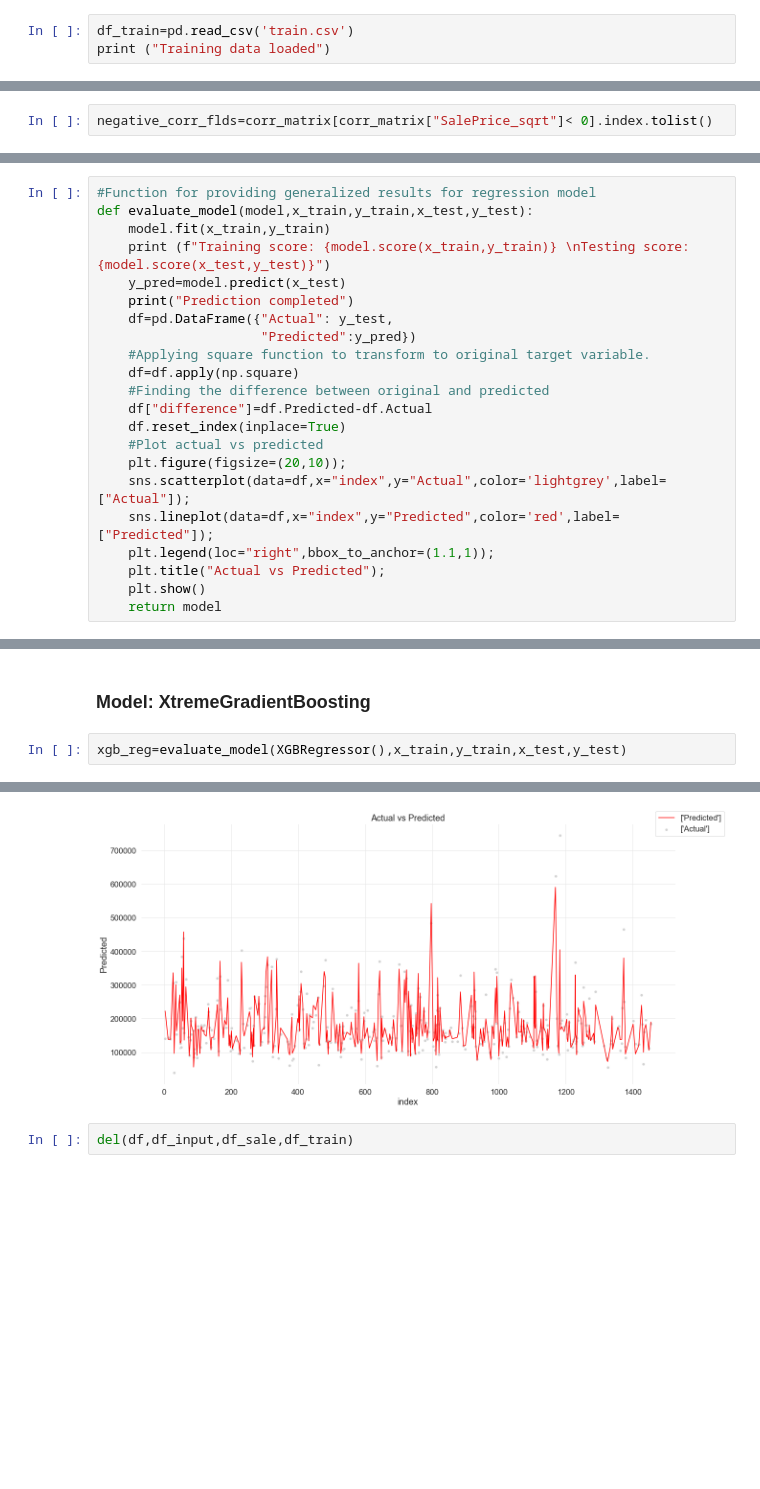
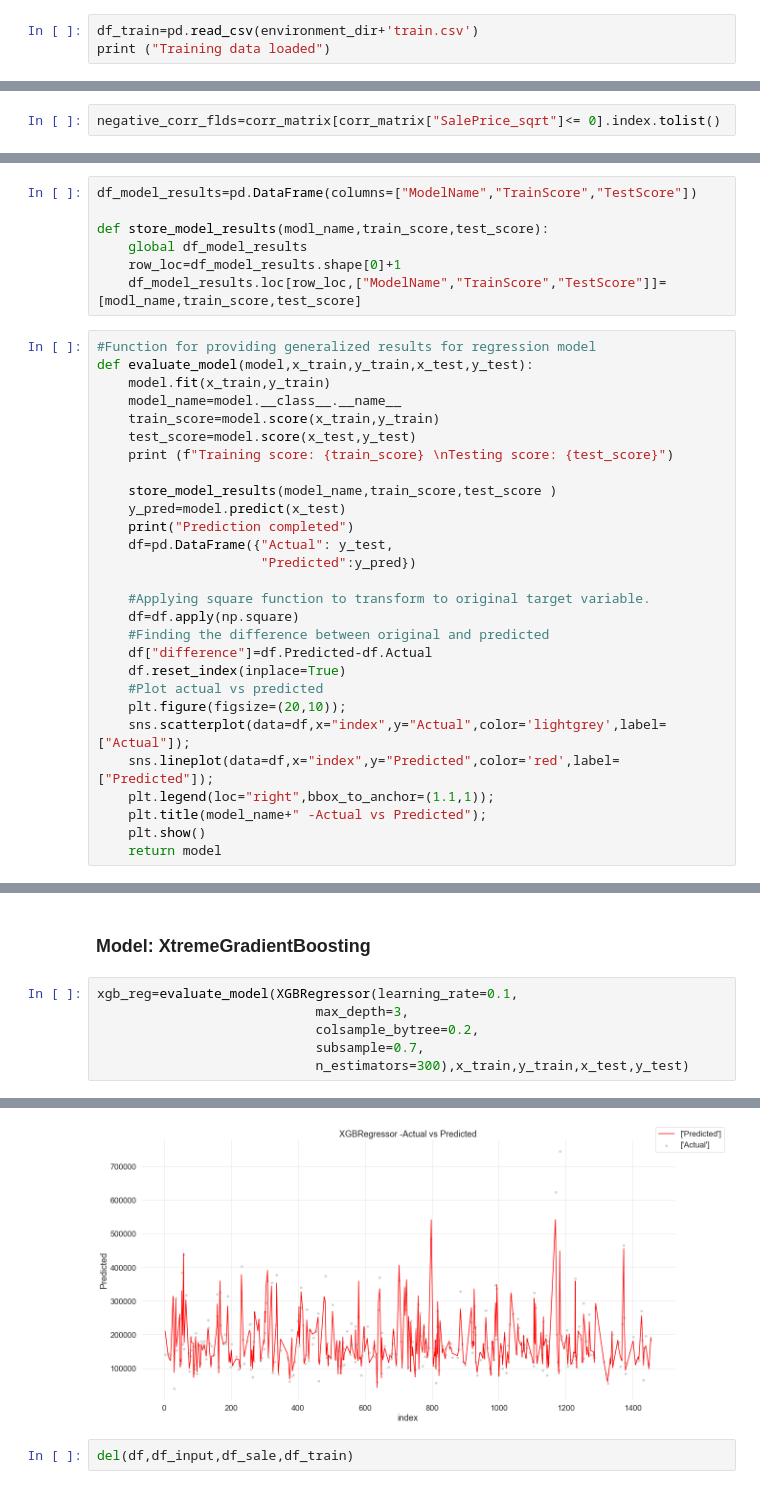
Before and after one commit to ajithcl/HousePricePrediction, a Jupyter notebook: HousePricePrediction.ipynb, the cells around one changed output, grey strips where cells are left out. Cells and saved outputs as stored; diff of their text form; blank space fills up the shorter version.

```diff
--- a/HousePricePrediction.ipynb
+++ b/HousePricePrediction.ipynb
@@ -65,7 +68,7 @@ Image('housesbanner.png')
 # %% [output]
 [figure]
 # %%
-df_train=pd.read_csv('train.csv')
+df_train=pd.read_csv(environment_dir+'train.csv')
 print ("Training data loaded")
 # %% [output]
 Training data loaded
@@ -2433,7 +2440,7 @@ corr_matrix=df_input.corr()
 # %%
 corr_matrix=pd.DataFrame(corr_matrix['SalePrice_sqrt']).sort_values('SalePrice_sqrt',ascending=False)
 # %%
-negative_corr_flds=corr_matrix[corr_matrix["SalePrice_sqrt"]< 0].index.tolist()
+negative_corr_flds=corr_matrix[corr_matrix["SalePrice_sqrt"]<= 0].index.tolist()
 # %%
 #Remove negative correlated features
 df_input.drop(negative_corr_flds,axis=1,inplace=True)
@@ -2454,14 +2490,27 @@ Shape of x train: (1095, 78), y train: (1095,),x test: (365, 78), y test: (365,)
 # %% [markdown]
 ## <center> Model Evaluation </center>
+# %%
+df_model_results=pd.DataFrame(columns=["ModelName","TrainScore","TestScore"])
+
+def store_model_results(modl_name,train_score,test_score):
+    global df_model_results
+    row_loc=df_model_results.shape[0]+1
+    df_model_results.loc[row_loc,["ModelName","TrainScore","TestScore"]]=[modl_name,train_score,test_score]
 # %%
 #Function for providing generalized results for regression model
 def evaluate_model(model,x_train,y_train,x_test,y_test):
     model.fit(x_train,y_train)
-    print (f"Training score: {model.score(x_train,y_train)} \nTesting score: {model.score(x_test,y_test)}")
+    model_name=model.__class__.__name__
+    train_score=model.score(x_train,y_train)
+    test_score=model.score(x_test,y_test)
+    print (f"Training score: {train_score} \nTesting score: {test_score}")
+
+    store_model_results(model_name,train_score,test_score )
     y_pred=model.predict(x_test)
     print("Prediction completed")
     df=pd.DataFrame({"Actual": y_test,
                      "Predicted":y_pred})
+
     #Applying square function to transform to original target variable.
     df=df.apply(np.square)
     #Finding the difference between original and predicted
@@ -2472,6 +2521,6 @@ def evaluate_model(model,x_train,y_train,x_test,y_test):
     sns.scatterplot(data=df,x="index",y="Actual",color='lightgrey',label=["Actual"]);
     sns.lineplot(data=df,x="index",y="Predicted",color='red',label=["Predicted"]);
     plt.legend(loc="right",bbox_to_anchor=(1.1,1));
-    plt.title("Actual vs Predicted");
+    plt.title(model_name+" -Actual vs Predicted");
     plt.show()
     return model
@@ -2514,5 +2592,9 @@ Prediction completed
 # %% [markdown]
 ### Model: XtremeGradientBoosting
 # %%
-xgb_reg=evaluate_model(XGBRegressor(),x_train,y_train,x_test,y_test)
+xgb_reg=evaluate_model(XGBRegressor(learning_rate=0.1,
+                            max_depth=3,
+                            colsample_bytree=0.2,
+                            subsample=0.7,
+                            n_estimators=300),x_train,y_train,x_test,y_test)
 # %% [output]
@@ -2521,5 +2603,5 @@ Testing score: 0.8764707650918724
 Prediction completed
-[figure, old version]
+[figure, new version]
 # %%
 del(df,df_input,df_sale,df_train)
 # %% [markdown]
```
Also changed, not shown: parts of 32 cells of this notebook.
